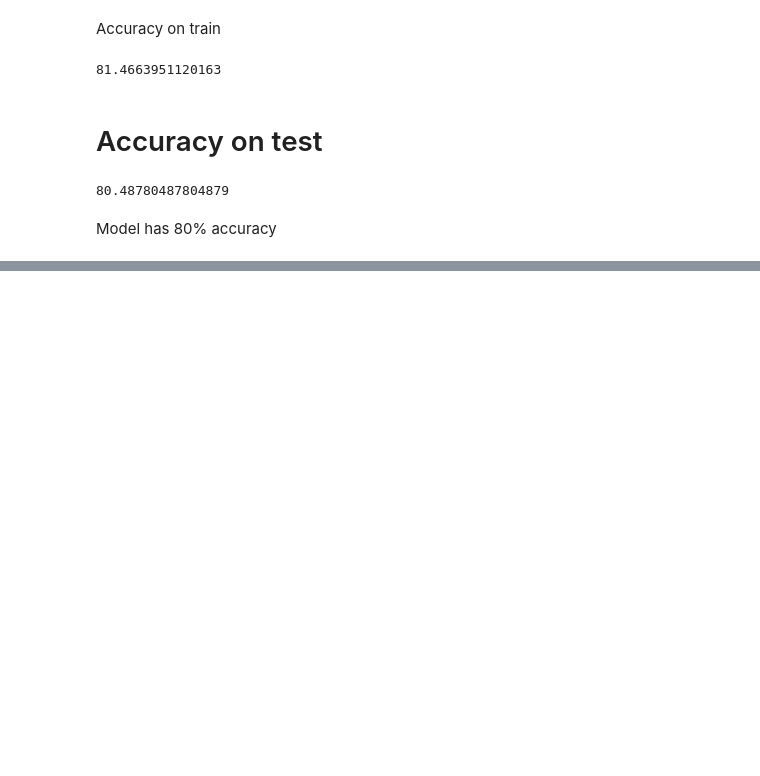
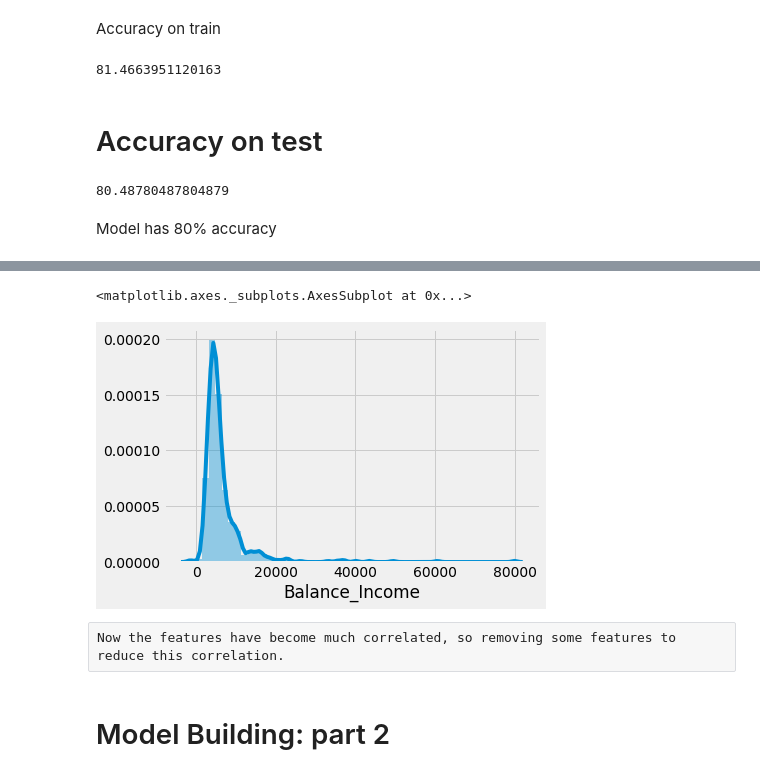
Before and after one commit to himanshubhatt12/loan-eligibility-prediction-ML, a Jupyter notebook: Loan_eligbility_prediction.ipynb, the cells around one changed output, grey strips where cells are left out. Cells and saved outputs as stored; diff of their text form; code cells hidden in the pictures; blank space fills up the shorter version.

```diff
--- a/Loan_eligbility_prediction.ipynb
+++ b/Loan_eligbility_prediction.ipynb
@@ -699,0 +732,9 @@ Model has 80% accuracy
+# %%
+data['Balance_Income'] = data['Total_Income'] - (data['EMI']*1000)
+# %%
+sns.distplot(data['Balance_Income'])
+# %% [output]
+<matplotlib.axes._subplots.AxesSubplot at 0x...>
+[figure, added]
+# %% [raw]
+Now the features have become much correlated, so removing some features to reduce this correlation.
@@ -699,0 +743,2 @@ Model has 80% accuracy
+# %% [markdown]
+# Model Building: part 2
```
Also changed, not shown: parts of 49 cells of this notebook.
